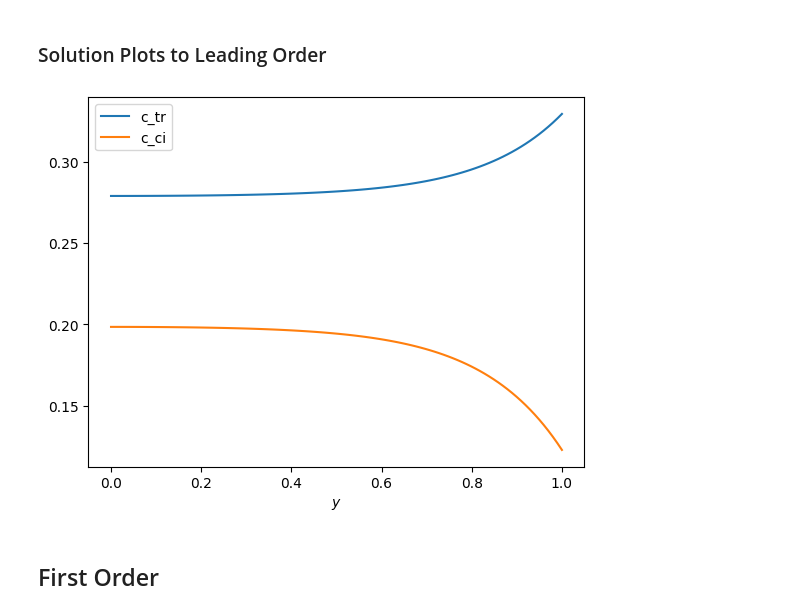
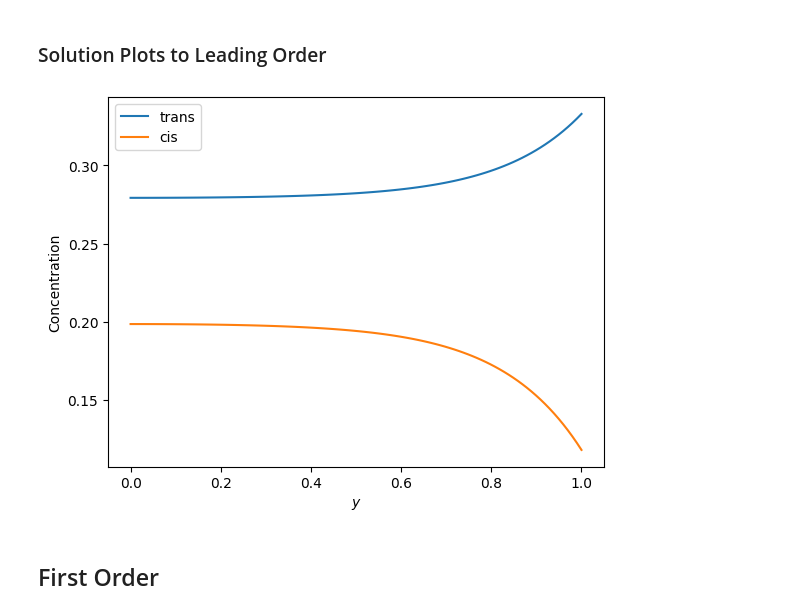
Before and after one commit to NiallOswald/photosurfactant, a Jupyter notebook: notebooks/linearised.ipynb, the cells around one changed output. Saved outputs shown, nothing was run; the diff lists cells and outputs as text; code cells hidden in the pictures.

```diff
--- a/notebooks/linearised.ipynb
+++ b/notebooks/linearised.ipynb
@@ -137,0 +77,5 @@ s = alpha * (k_tr - k_ci)
+# %%
+# Determinant coefficients
+a_0 = k_tr * ((Dam_tr + Dam_ci) / Bit_ci + 1)
+
+b_0 = (Dam_tr + Dam_ci) * (k_ci / Bit_tr - eta * k_tr / Bit_ci) + k_ci - eta * k_tr
@@ -151,44 +119,28 @@ print(roots)
 # %%
 # Select a root
-B_1 = roots[3]
+B_0 = roots[3]
 # %%
 # Solve for B_0
-B_0 = -(p * B_1**2 + r * B_1) / (q * B_1 + s)
+A_0 = -(p * B_0 + r) / (q * B_0 + s) * B_0
 # %% [markdown]
 ### Solutions to Leading Order
 # %%
 # Bulk concentrations
-def w(y):
-    return np.array([B_0, B_1 * np.cosh(y * np.sqrt(zeta))])
-
-def d_w(y):
-    return np.array([0, B_1 * np.sqrt(zeta) * np.sinh(y * np.sqrt(zeta))])
-
-def d2_w(y):
-    return np.array([0, B_1 * zeta * np.cosh(y * np.sqrt(zeta))])
-
-def c_0(y):
-    return U @ w(y)
+def c_ci_0(y):
+    return A_0 / (alpha + eta) + B_0 * np.cosh(y * np.sqrt(zeta))
 
 def c_tr_0(y):
-    return alpha * B_0 + eta * B_1 * np.cosh(y * np.sqrt(zeta))
-
-def c_ci_0(y):
-    return B_0 - B_1 * np.cosh(y * np.sqrt(zeta))
+    return A_0 - eta * c_ci_0(y)
 
 # Surface concentrations
-Delta = nu * (1 + alpha) * (beta * k_tr * c_tr_0(1) + k_ci * c_ci_0(1)) + k_tr * c_tr_0(1) + k_ci * c_ci_0(1) + 1
+Delta = (Dam_tr + Dam_ci) * (k_tr * c_tr_0(1) / Bit_ci + k_ci * c_ci_0(1) / Bit_tr) + k_tr * c_tr_0(1) + k_ci * c_ci_0(1) + 1
 
 gamma_0 = (
-    (1 / Delta) * (nu * (beta * k_tr * c_tr_0(1) + k_ci * c_ci_0(1)) * np.array([alpha, 1])
+    (1 / Delta) * ((k_tr * c_tr_0(1) / Bit_ci + k_ci * c_ci_0(1) / Bit_tr) * np.array([Dam_ci, Dam_tr])
     + np.array([k_tr * c_tr_0(1), k_ci * c_ci_0(1)]))
 )
 
-gamma_tr_0 = (nu * (beta * k_tr * c_tr_0(1) + k_ci * c_ci_0(1)) * alpha + k_tr * c_tr_0(1)) / Delta
-
-gamma_ci_0 = (nu * (beta * k_tr * c_tr_0(1) + k_ci * c_ci_0(1)) + k_ci * c_ci_0(1)) / Delta
-
-assert abs(gamma_tr_0 - gamma_0[0]) < eps
-assert abs(gamma_ci_0 - gamma_0[1]) < eps
+gamma_tr_0 = gamma_0[0]
+gamma_ci_0 = gamma_0[1]
 
 assert abs((gamma_tr_0 + gamma_ci_0) - (1 - 1 / Delta)) < eps
@@ -197,13 +171,14 @@ assert abs((gamma_tr_0 + gamma_ci_0) - (1 - 1 / Delta)) < eps
 # %%
 yy = np.linspace(0, 1, 100)
 
-plt.plot(yy, c_tr_0(yy), label="c_tr")
-plt.plot(yy, c_ci_0(yy), label="c_ci")
+plt.plot(yy, c_tr_0(yy), label="trans")
+plt.plot(yy, c_ci_0(yy), label="cis")
 plt.xlabel(r"$y$")
+plt.ylabel("Concentration")
 plt.legend()
 plt.show()
 # %% [output]
-[figure, old version]
+[figure, new version]
 # %% [markdown]
 ## First Order
 # %% [markdown]
```
Also changed, not shown: parts of 52 cells of this notebook.
